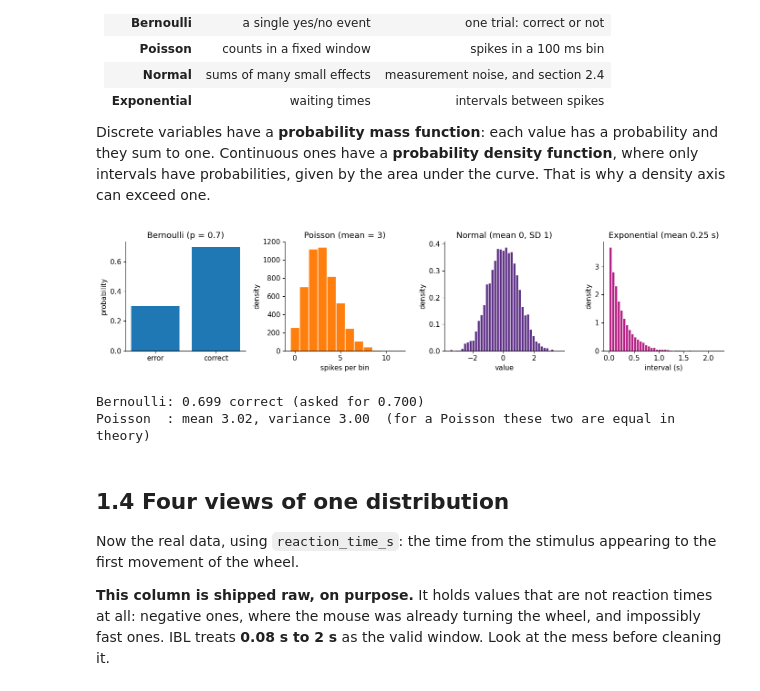
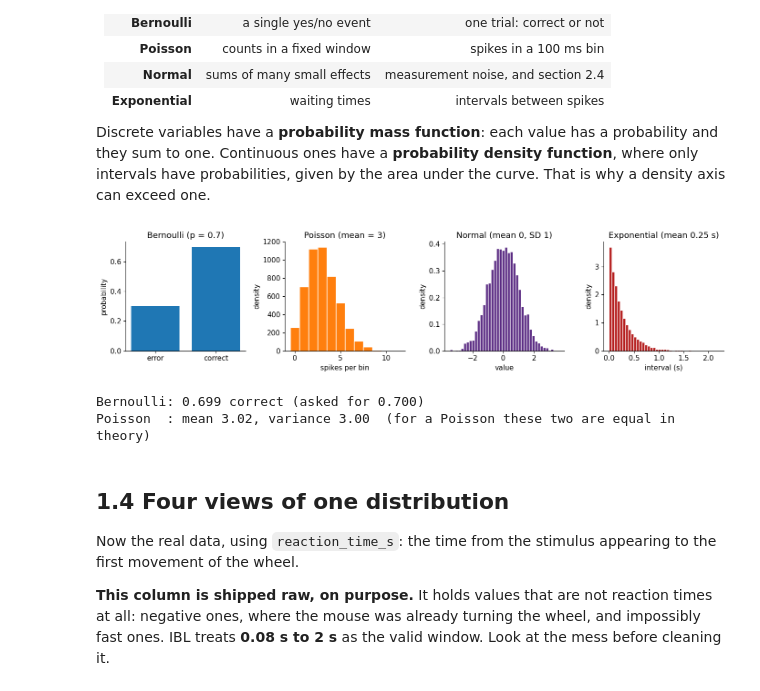
Before and after one commit to gmatteuc/QMN_course_2026, a Jupyter notebook: notebooks/03_probability_descriptive_TA.ipynb, the cells around one changed output. Cells and saved outputs as stored; diff of their text form; code cells hidden in the pictures.

```diff
--- a/notebooks/03_probability_descriptive_TA.ipynb
+++ b/notebooks/03_probability_descriptive_TA.ipynb
@@ -801,35 +801,35 @@ normal = rng.normal(loc=0.0, scale=1.0, size=n)
 exponential = rng.exponential(scale=0.25, size=n)
 
 fig, axes = plt.subplots(1, 4, figsize=(14, 3.4))
 
 axes[0].bar([0, 1], [np.mean(~bernoulli), np.mean(bernoulli)], color="#1f77b4")
 # choose what the ticks say
 axes[0].set_xticks([0, 1]); axes[0].set_xticklabels(["error", "correct"])
 axes[0].set_ylabel("probability")
 axes[0].set_title("Bernoulli (p = 0.7)")
 
 axes[1].hist(poisson, bins=np.arange(-0.5, 12.5), color="#ff7f0e", edgecolor="white")
 axes[1].set_xlabel("spikes per bin")
 axes[1].set_title("Poisson (mean = 3)")
 
 axes[2].hist(normal, bins=40, density=True, color="#5b2c83", edgecolor="white")
 axes[2].set_xlabel("value")
 axes[2].set_title("Normal (mean 0, SD 1)")
 
-axes[3].hist(exponential, bins=40, density=True, color="#b51e83", edgecolor="white")
+axes[3].hist(exponential, bins=40, density=True, color="#b51e1e", edgecolor="white")
 axes[3].set_xlabel("interval (s)")
 axes[3].set_title("Exponential (mean 0.25 s)")
 
 for ax in axes[1:]:
     ax.set_ylabel("density")
 fig.tight_layout()
 plt.show()
 
 print(f"Bernoulli: {bernoulli.mean():.3f} correct (asked for 0.700)")
 print(f"Poisson  : mean {poisson.mean():.2f}, variance {poisson.var():.2f}  "
       "(for a Poisson these two are equal in theory)")
 # %% [output]
-[figure, old version]
+[figure, new version]
 Bernoulli: 0.699 correct (asked for 0.700)
 Poisson  : mean 3.02, variance 3.00  (for a Poisson these two are equal in theory)
 # %% [markdown]
```
Also changed, not shown: parts of 8 cells of this notebook, 3 other files.
